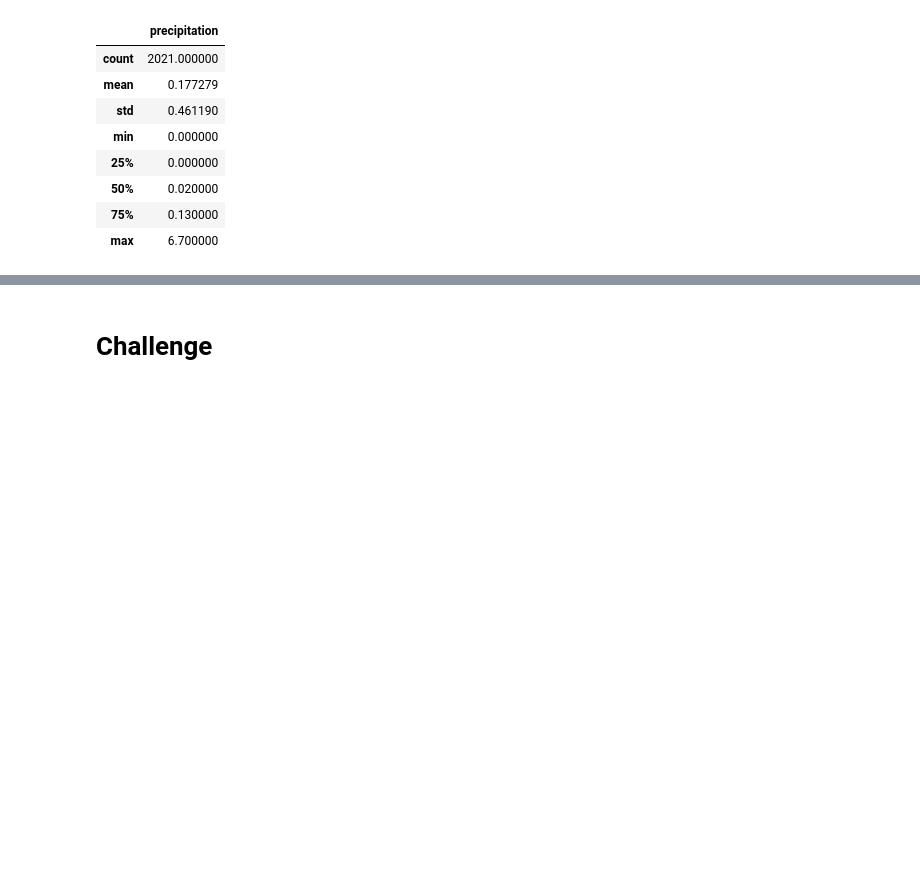
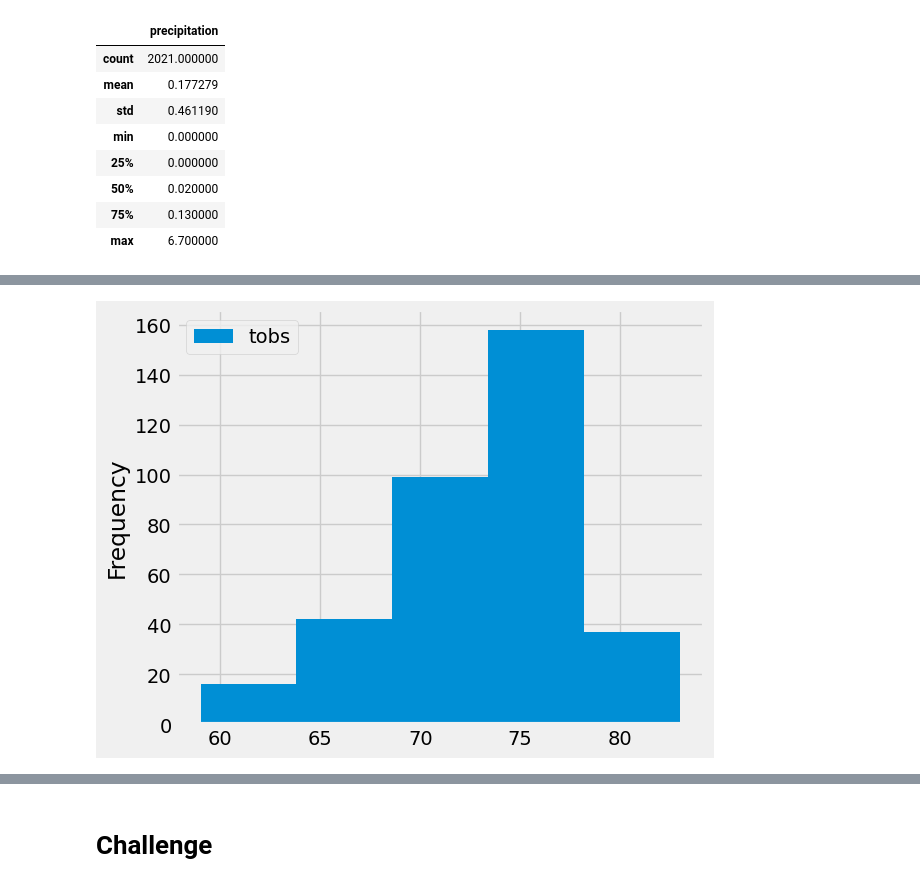
Before and after one commit to JocquiBrown/surfs_up, a Jupyter notebook: climate_analysis.ipynb, the cells around one changed output, grey strips where cells are left out. Cells and saved outputs as stored; diff of their text form; code cells hidden in the pictures; blank space fills up the shorter version.

```diff
--- a/climate_analysis.ipynb
+++ b/climate_analysis.ipynb
@@ -127,0 +192,6 @@ df.describe()
+# %%
+# Plot the Temperature Observations using a Histogram using 5 bins
+df.plot.hist(bins = 5)
+plt.tight_layout()
+# %% [output]
+[figure, added]
```
Also changed, not shown: parts of 7 cells of this notebook.
